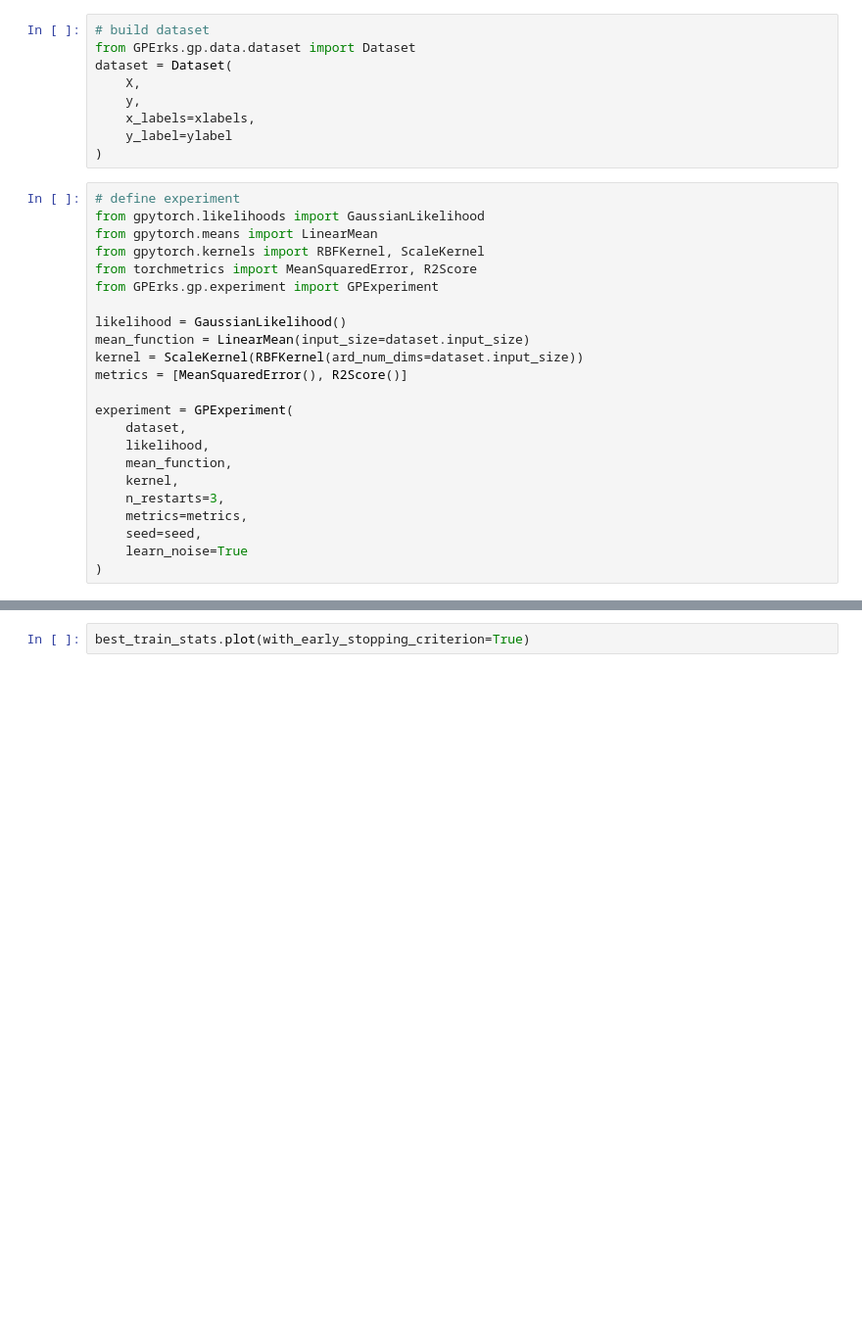
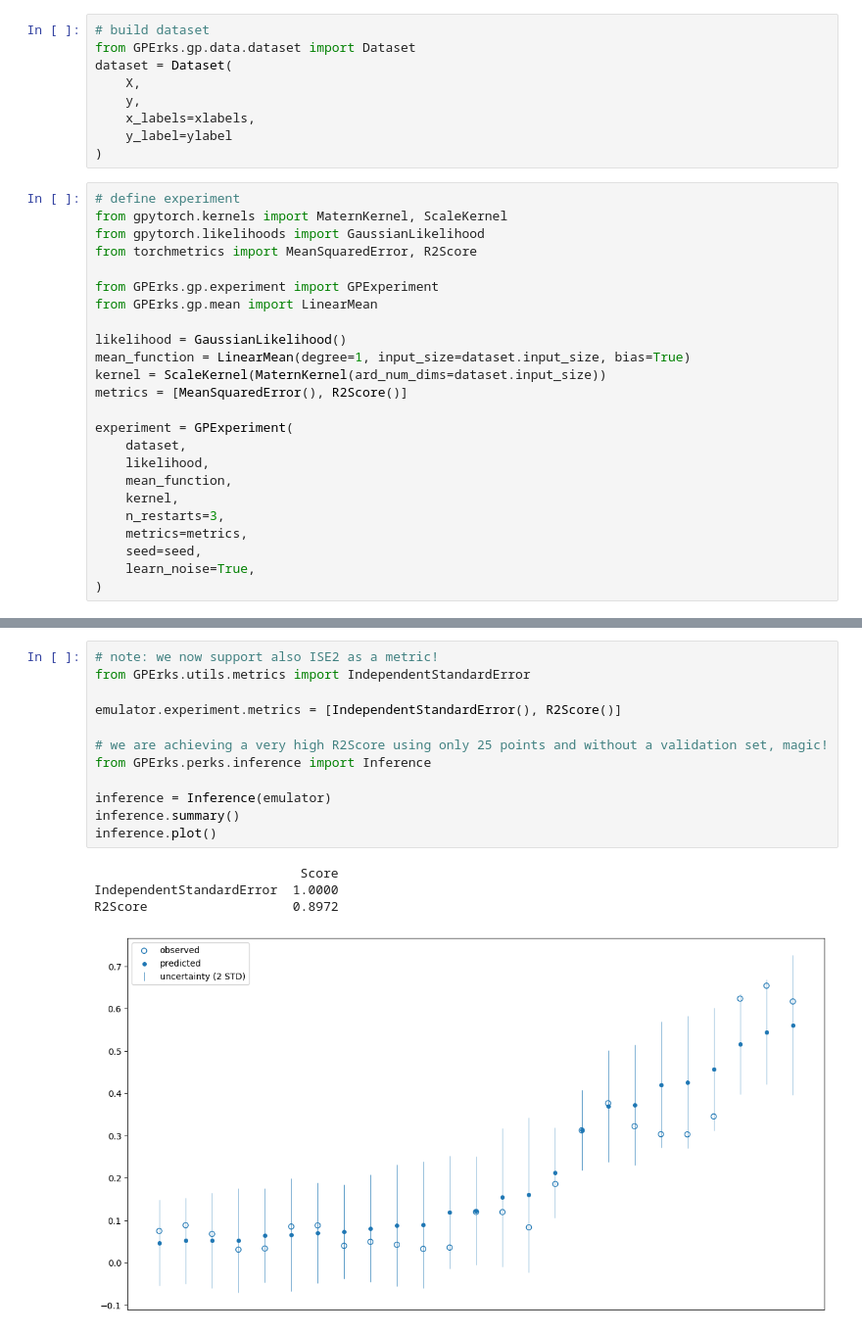
Before and after one commit to stelong/GPErks, a Jupyter notebook: notebooks/example_6.ipynb, the cells around one changed output, grey strips where cells are left out. Shown: that part at 98% size. Drawn from its saved outputs; the diff is of its cells as text; blank space fills up the shorter version.

```diff
--- a/notebooks/example_6.ipynb
+++ b/notebooks/example_6.ipynb
@@ -38,15 +38,16 @@ dataset = Dataset(
 )
 # %%
 # define experiment
+from gpytorch.kernels import MaternKernel, ScaleKernel
 from gpytorch.likelihoods import GaussianLikelihood
-from gpytorch.means import LinearMean
-from gpytorch.kernels import RBFKernel, ScaleKernel
 from torchmetrics import MeanSquaredError, R2Score
+
 from GPErks.gp.experiment import GPExperiment
+from GPErks.gp.mean import LinearMean
 
 likelihood = GaussianLikelihood()
-mean_function = LinearMean(input_size=dataset.input_size)
-kernel = ScaleKernel(RBFKernel(ard_num_dims=dataset.input_size))
+mean_function = LinearMean(degree=1, input_size=dataset.input_size, bias=True)
+kernel = ScaleKernel(MaternKernel(ard_num_dims=dataset.input_size))
 metrics = [MeanSquaredError(), R2Score()]
 
 experiment = GPExperiment(
@@ -57,6 +58,6 @@ experiment = GPExperiment(
     n_restarts=3,
     metrics=metrics,
     seed=seed,
-    learn_noise=True
+    learn_noise=True,
 )
 # %%
@@ -133,2 +181,17 @@ best_model, best_train_stats = emulator.train(
 # %%
-best_train_stats.plot(with_early_stopping_criterion=True)
+# note: we now support also ISE2 as a metric!
+from GPErks.utils.metrics import IndependentStandardError
+
+emulator.experiment.metrics = [IndependentStandardError(), R2Score()]
+
+# we are achieving a very high R2Score using only 25 points and without a validation set, magic!
+from GPErks.perks.inference import Inference
+
+inference = Inference(emulator)
+inference.summary()
+inference.plot()
+# %% [output]
+                           Score
+IndependentStandardError  1.0000
+R2Score                   0.8972
+[figure, added]
```
Also changed, not shown: parts of 6 cells of this notebook, 26 other files.
